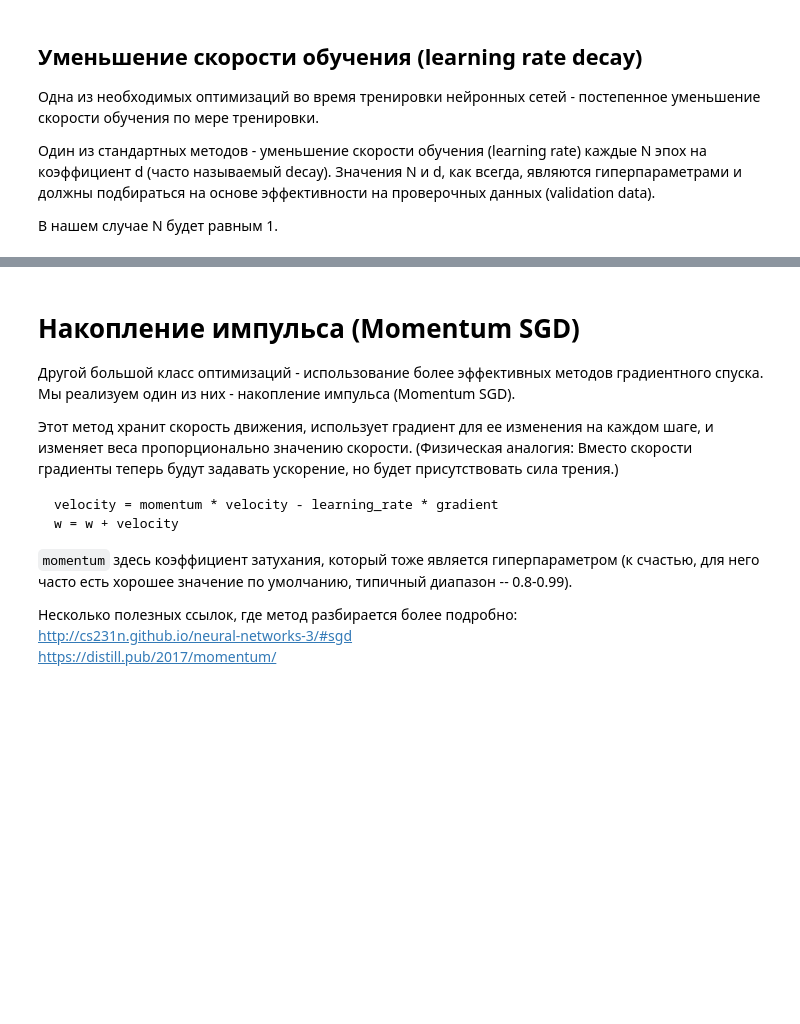
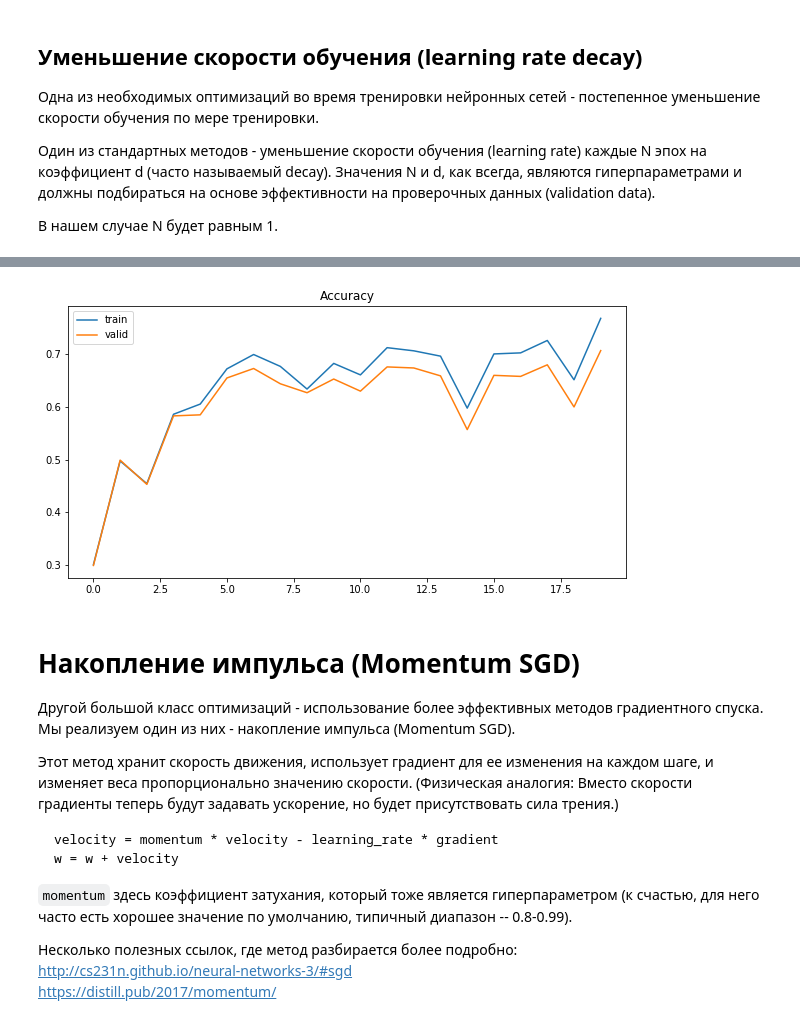
Before and after one commit to mike-chesnokov/dlcourse_ai, a Jupyter notebook: assignments/assignment2/Neural Network.ipynb, the cells around one changed output, grey strips where cells are left out. Saved outputs shown, nothing was run; the diff lists cells and outputs as text; code cells hidden in the pictures; blank space fills up the shorter version.

```diff
--- a/assignments/assignment2/Neural Network.ipynb
+++ b/assignments/assignment2/Neural Network.ipynb
@@ -206,3 +292,12 @@ assert trainer.learning_rate > 0.5*initial_learning_rate, "Learning rate shouldn
+# %%
+plt.figure(figsize=(10,5))
+plt.plot(train_history, label='train')
+plt.plot(val_history, label='valid')
+plt.title('Accuracy')
+plt.legend()
+plt.show()
+# %% [output]
+[figure, added]
 # %% [markdown]
 # Накопление импульса (Momentum SGD)
 
```
Also changed, not shown: parts of 21 cells of this notebook, 5 other files.
